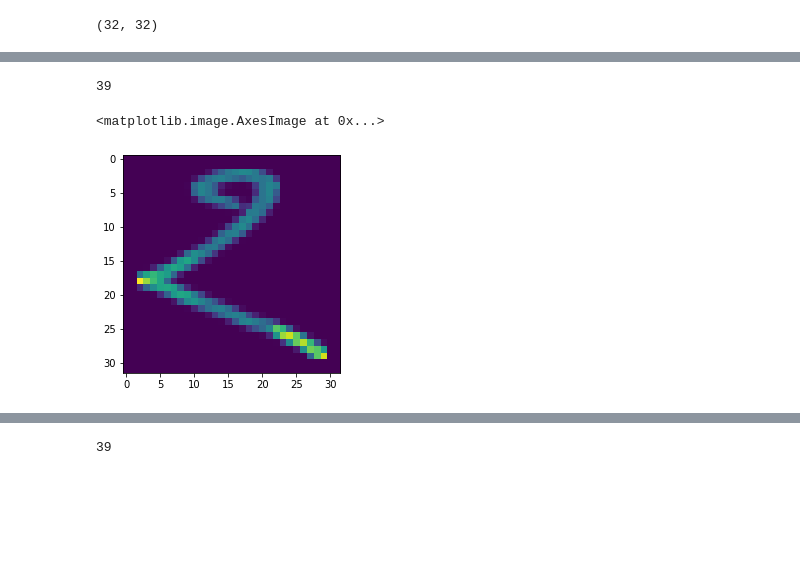
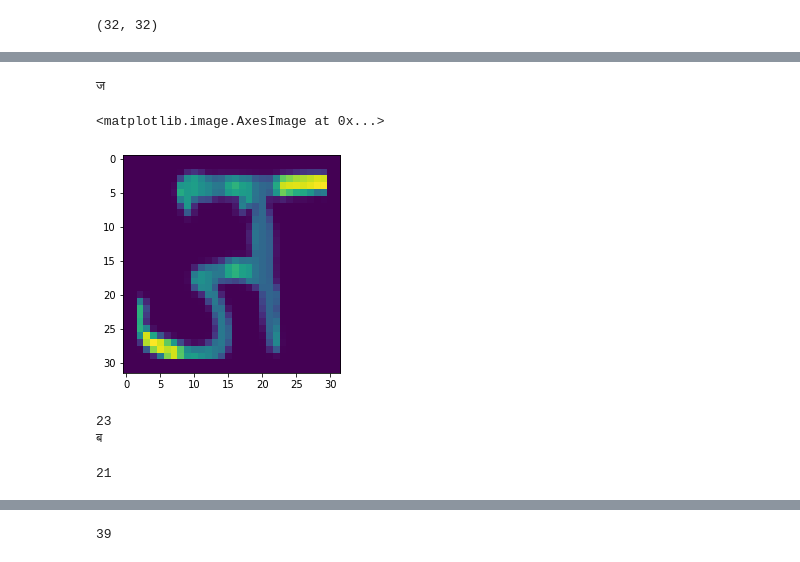
Before and after one commit to RumiRajbhandari/BookRoomForAll, a Jupyter notebook: DataViewer.ipynb, the cells around one changed output, grey strips where cells are left out. Cells and saved outputs as stored; diff of their text form; code cells hidden in the pictures; blank space fills up the shorter version.

Commit message:
data dict added

```diff
--- a/DataViewer.ipynb
+++ b/DataViewer.ipynb
@@ -12,3 +12,6 @@ dataset = np.load('dataset/dataset.npz')
+# %%
+dataset = np.load('dataset/dataset.npz')
+my_dict = {1: 'ka', 2: 'kha', 3: 'ga', 4: 'gha', 5: 'ङ', 6:'च', 7: 'छ', 8:'ज',9:'झ',10:'ञ',11:'ट',12:'ठ',13:'ड',14:'ढ',15:'ण', 16:'त',17:'थ',18:'द', 19:'ध',20:'न',21:'प',22:'फ',23:'ब',24:'भ',25:'म', 26:'य', 27:'र', 28:'ल', 29:'व', 30:'श', 31:'ष', 32:'स', 33:'ह', 34:'क्ष', 35:'त्र', 36:'ज्ञ', 37:'0', 38:'1', 39:'2', 40:'3', 41:'4', 42:'5', 43:'6', 44:'7', 45:'8', 46:'9' }
 # %% [markdown]
 dataset contains four files
 * arr_0 = train label
@@ -100,13 +103,11 @@ model.save('handwriting.model')
 # %%
 new_model = tf.keras.models.load_model('handwriting.model', compile=False)
 # %%
-img = np.expand_dims(image_test[0], axis = 0)
+img = np.expand_dims(image_test[1000], axis = 0)
 predictions = new_model.predict(img)
-print(np.argmax(predictions[0]))
+print(my_dict.get(np.argmax(predictions[0])))
+plt.imshow(image_test[1000])
 # %% [output]
-39
+ज
+<matplotlib.image.AxesImage at 0x...>
+[figure, added]
-# %%
-plt.imshow(image_test[0])
-# %% [output]
-<matplotlib.image.AxesImage at 0x...>
-[figure, removed]
@@ -112,0 +117,12 @@ plt.imshow(image_test[0])
+# %%
+predictions = new_model.predict(img)
+predicted_class = np.argmax(predictions[0])
+print(predicted_class)
+print(my_dict.get(predicted_class))
+# %% [output]
+23
+ब
+# %%
+label_test[1700]
+# %% [output]
+21
```
Also changed, not shown: parts of 7 cells of this notebook, 8 other files.
